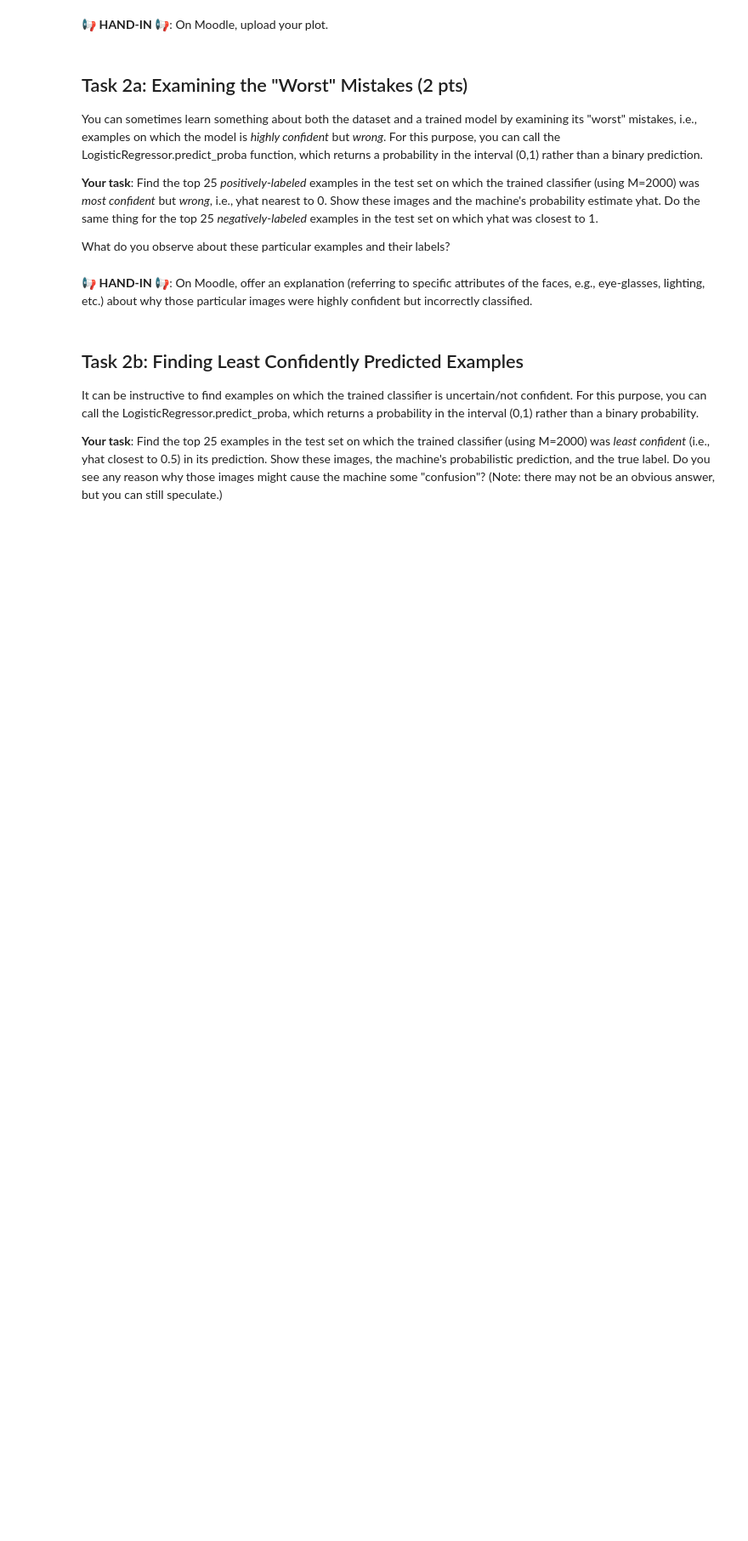
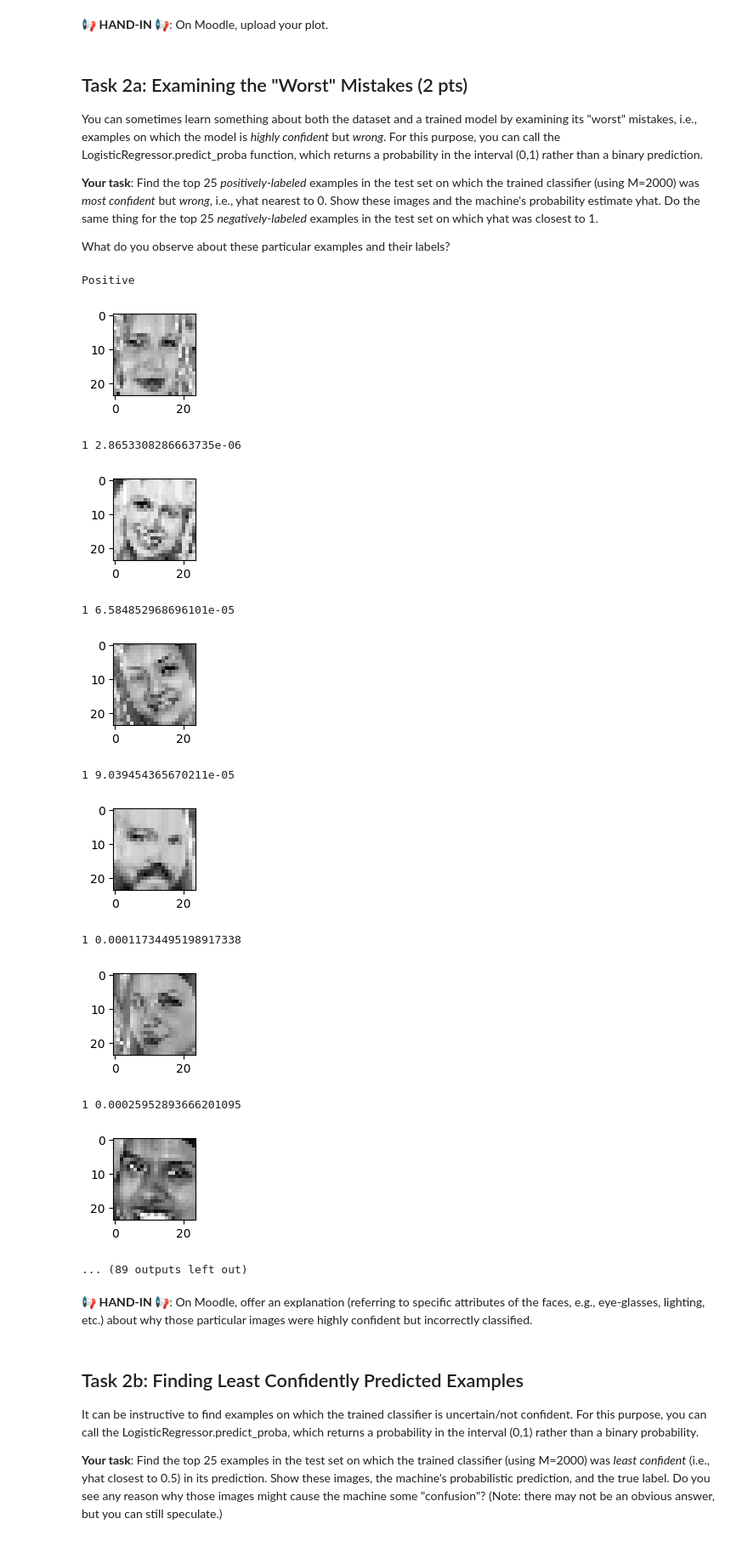
Before and after one commit to noelfischer/mldm_praktika, a Jupyter notebook: L04_Logistic_Regression_LAB_ASSIGNMENT.ipynb, the cells around one changed output. Shown at 85% size. Saved outputs shown, nothing was run; the diff lists cells and outputs as text; code cells hidden in the pictures; blank space fills up the shorter version.

```diff
--- a/L04_Logistic_Regression_LAB_ASSIGNMENT.ipynb
+++ b/L04_Logistic_Regression_LAB_ASSIGNMENT.ipynb
@@ -105,13 +163,33 @@ def show (idxs):
 # %%
 # In the line below, ",1" picks out the probability of the positive class (smile)
 yhat = logisticRegressor.predict_proba(testingFaces)[:,1]
 
 print("Positive")
 # TODO: find the top 25 least worst mistakes for the positive examples
-show(idxs)
+positive_idxs = np.where(testingLabels == 1)[0]
+positive_confidence_errors = positive_idxs[np.argsort(yhat[positive_idxs])][:25]
+show(positive_confidence_errors)
+
+
 print("Negative")
 # TODO: find the top 25 least worst mistakes for the negative examples
-show(idxs)
+negative_idxs = np.where(testingLabels == 0)[0]
+negative_confidence_errors = negative_idxs[np.argsort(-yhat[negative_idxs])][:25]
+show(negative_confidence_errors)
+# %% [output]
+Positive
+[figure, added]
+1 2.8653308286663735e-06
+[figure, added]
+1 6.584852968696101e-05
+[figure, added]
+1 9.039454365670211e-05
+[figure, added]
+1 0.00011734495198917338
+[figure, added]
+1 0.00025952893666201095
+[figure, added]
+... (89 outputs left out)
 # %% [markdown]
 📢 **HAND-IN** 📢:
 On Moodle, offer an explanation (referring to specific attributes of the faces, e.g., eye-glasses, lighting, etc.) about why those particular images were highly confident but incorrectly classified.
```
Also changed, not shown: parts of 13 cells of this notebook.
